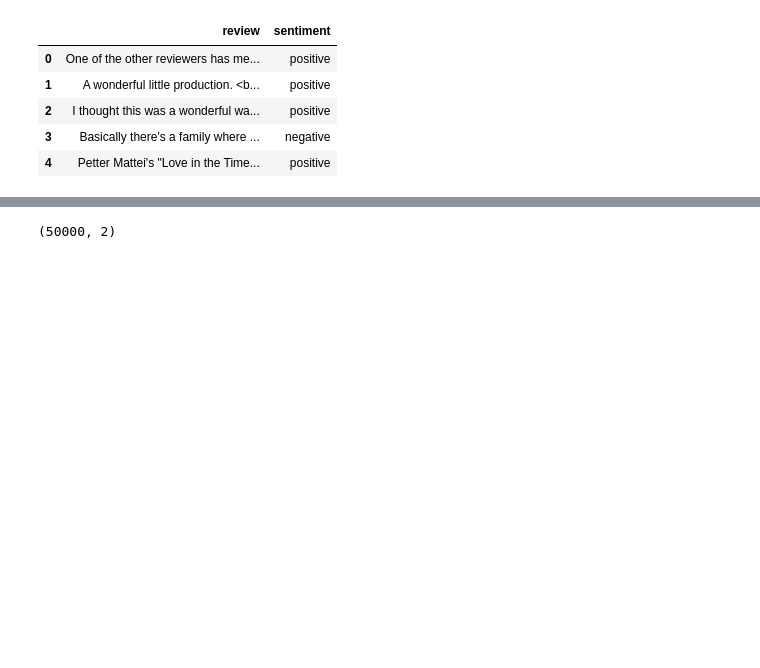
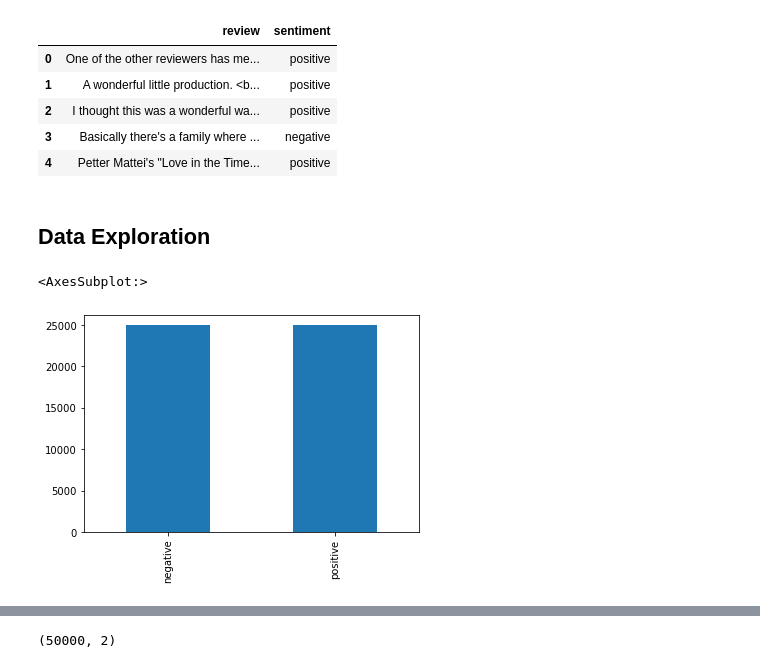
Before and after one commit to Wulffn/DSC_Exam, a Jupyter notebook: ML/IMDBDataRNN.ipynb, the cells around one changed output, grey strips where cells are left out. Cells and saved outputs as stored; diff of their text form; code cells hidden in the pictures; blank space fills up the shorter version.

```diff
--- a/ML/IMDBDataRNN.ipynb
+++ b/ML/IMDBDataRNN.ipynb
@@ -18,3 +34,10 @@ df.head()
 | 2 | I thought this was a wonderful wa... | positive |
 | 3 | Basically there's a family where ... | negative |
 | 4 | Petter Mattei's "Love in the Time... | positive |
+# %% [markdown]
+## Data Exploration
+# %%
+df['sentiment'].value_counts().sort_index().plot.bar()
+# %% [output]
+<AxesSubplot:>
+[figure, added]
```
Also changed, not shown: parts of 17 cells of this notebook, 5 other files.
